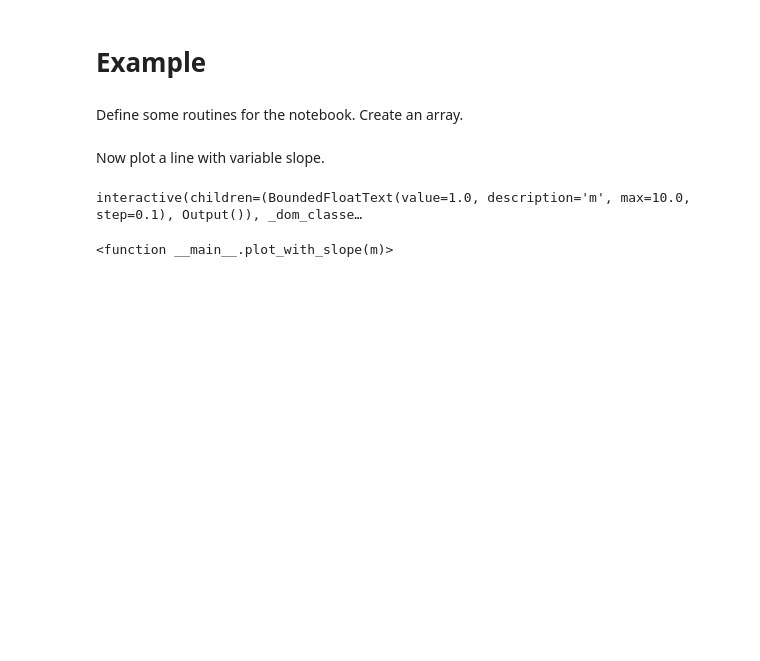
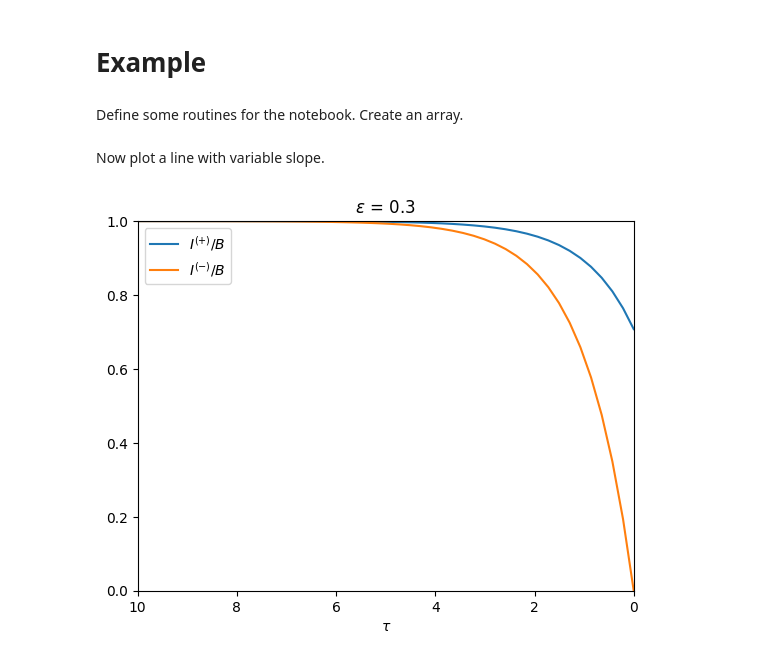
Before and after one commit to aweb23/rad_proc_homework, a Jupyter notebook: notebook_template.ipynb, the cells around one changed output. Cells and saved outputs as stored; diff of their text form; code cells hidden in the pictures; blank space fills up the shorter version.

```diff
--- a/notebook_template.ipynb
+++ b/notebook_template.ipynb
@@ -20,15 +20,19 @@ Define some routines for the notebook.  Create an array.
 x = np.linspace(0, 1)
 # %% [markdown]
 Now plot a line with variable slope.
-# %%
-def plot_with_slope(m):
-    plt.plot(x, m * x, label="m = {:.1f}".format(m))
-    plt.xlabel("x")
-    plt.ylabel("y = m * x")
-    plt.legend()
-
-interact(plot_with_slope, m = widgets.BoundedFloatText(value=1, min=0, max = 10, step=0.1,
-                                                       descriptions='Slope:', disabled=False))
-# %% [output]
-interactive(children=(BoundedFloatText(value=1.0, description='m', max=10.0, step=0.1), Output()), _dom_classe…
-<function __main__.plot_with_slope(m)>
+# %%
+tau_star = np.linspace(10,0)
+epsilon = 0.3
+tau = tau_star / np.sqrt(3. * epsilon)
+plt.plot(tau, 1. - ((1. - np.sqrt(epsilon))/(1. + np.sqrt(epsilon)))*np.exp(-tau),
+label = '$I^{(+)}/B$')
+plt.plot(tau, 1. - np.exp(-tau), label = '$I^{(-)}/B$')
+plt.xlim([10,0])
+plt.ylim([0,1])
+plt.xlabel('$\\tau$')
+plt.legend()
+title_str = '$\epsilon$ = ' + str(epsilon)
+plt.title(title_str)
+plt.show()
+# %% [output]
+[figure, added]
```
Also changed, not shown: parts of 1 cell of this notebook.
